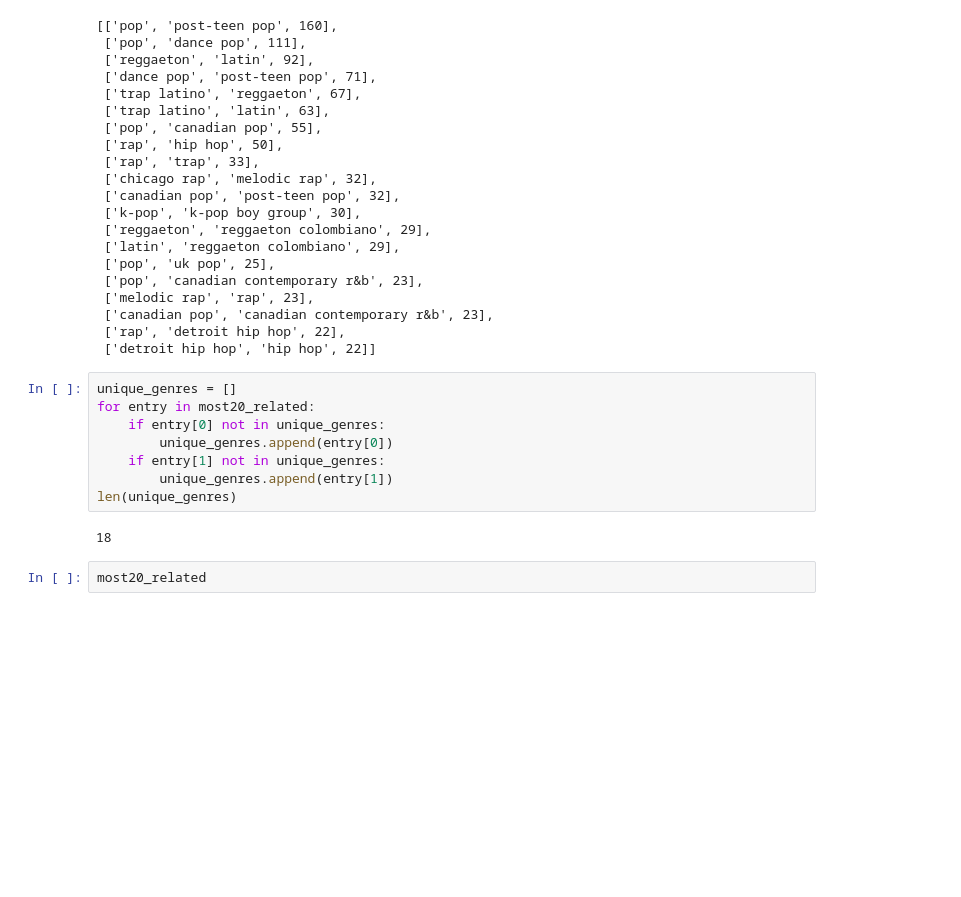
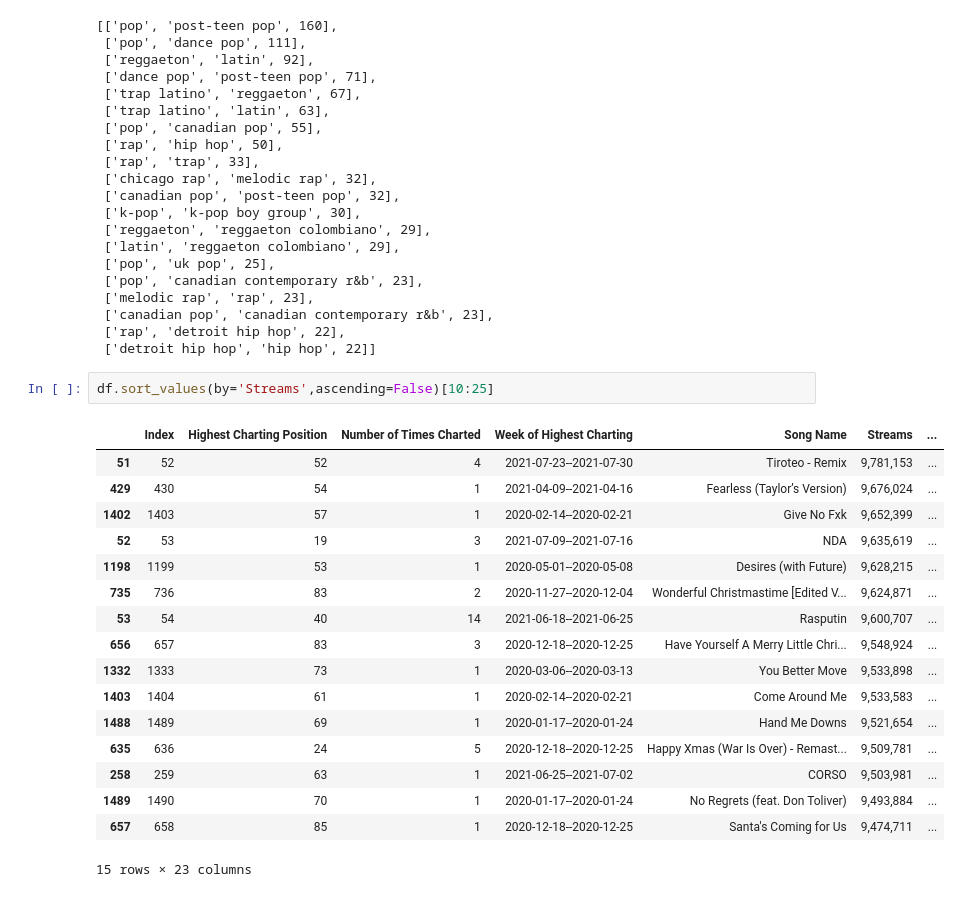
Before and after one commit to com-480-data-visualization/datavis-project-2022-pamama, a Jupyter notebook: eda/EDA_spotifiy.ipynb, the cells around one changed output. Drawn from its saved outputs; the diff is of its cells as text; blank space fills up the shorter version.

```diff
--- a/eda/EDA_spotifiy.ipynb
+++ b/eda/EDA_spotifiy.ipynb
@@ -678,15 +678,23 @@ most20_related
  ['canadian pop', 'canadian contemporary r&b', 23],
  ['rap', 'detroit hip hop', 22],
  ['detroit hip hop', 'hip hop', 22]]
-# %%
-unique_genres = []
-for entry in most20_related:
-    if entry[0] not in unique_genres:
-        unique_genres.append(entry[0])
-    if entry[1] not in unique_genres:
-        unique_genres.append(entry[1])
-len(unique_genres)
-# %% [output]
-18
 # %%
-most20_related
+df.sort_values(by='Streams',ascending=False)[10:25]
+# %% [output]
+|  | Index | Highest Charting Position | Number of Times Charted | Week of Highest Charting | Song Name | Streams | ... |
+| 51 | 52 | 52 | 4 | 2021-07-23--2021-07-30 | Tiroteo - Remix | 9,781,153 | ... |
+| 429 | 430 | 54 | 1 | 2021-04-09--2021-04-16 | Fearless (Taylor’s Version) | 9,676,024 | ... |
+| 1402 | 1403 | 57 | 1 | 2020-02-14--2020-02-21 | Give No Fxk | 9,652,399 | ... |
+| 52 | 53 | 19 | 3 | 2021-07-09--2021-07-16 | NDA | 9,635,619 | ... |
+| 1198 | 1199 | 53 | 1 | 2020-05-01--2020-05-08 | Desires (with Future) | 9,628,215 | ... |
+| 735 | 736 | 83 | 2 | 2020-11-27--2020-12-04 | Wonderful Christmastime [Edited V... | 9,624,871 | ... |
+| 53 | 54 | 40 | 14 | 2021-06-18--2021-06-25 | Rasputin | 9,600,707 | ... |
+| 656 | 657 | 83 | 3 | 2020-12-18--2020-12-25 | Have Yourself A Merry Little Chri... | 9,548,924 | ... |
+| 1332 | 1333 | 73 | 1 | 2020-03-06--2020-03-13 | You Better Move | 9,533,898 | ... |
+| 1403 | 1404 | 61 | 1 | 2020-02-14--2020-02-21 | Come Around Me | 9,533,583 | ... |
+| 1488 | 1489 | 69 | 1 | 2020-01-17--2020-01-24 | Hand Me Downs | 9,521,654 | ... |
+| 635 | 636 | 24 | 5 | 2020-12-18--2020-12-25 | Happy Xmas (War Is Over) - Remast... | 9,509,781 | ... |
+| 258 | 259 | 63 | 1 | 2021-06-25--2021-07-02 | CORSO | 9,503,981 | ... |
+| 1489 | 1490 | 70 | 1 | 2020-01-17--2020-01-24 | No Regrets (feat. Don Toliver) | 9,493,884 | ... |
+| 657 | 658 | 85 | 1 | 2020-12-18--2020-12-25 | Santa's Coming for Us | 9,474,711 | ... |
+15 rows × 23 columns
```
Also changed, not shown: 10 other files.
